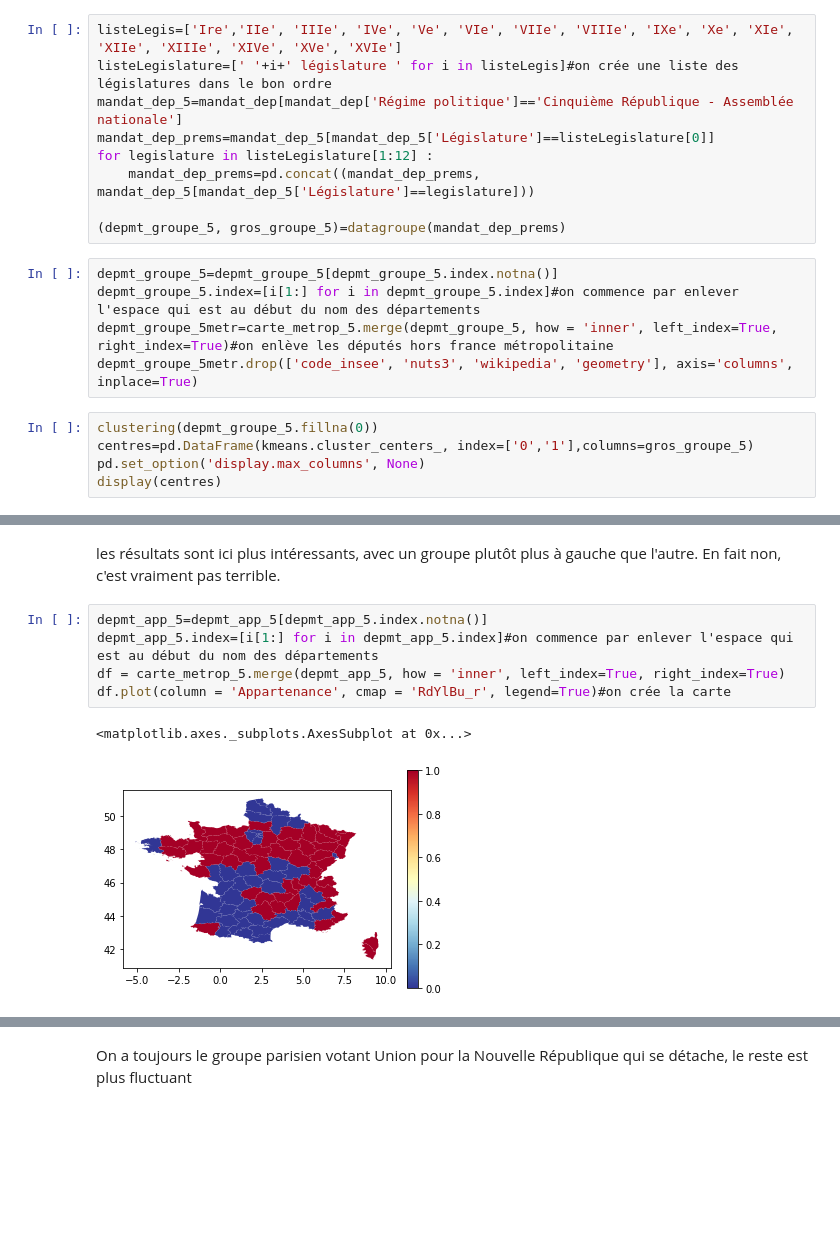
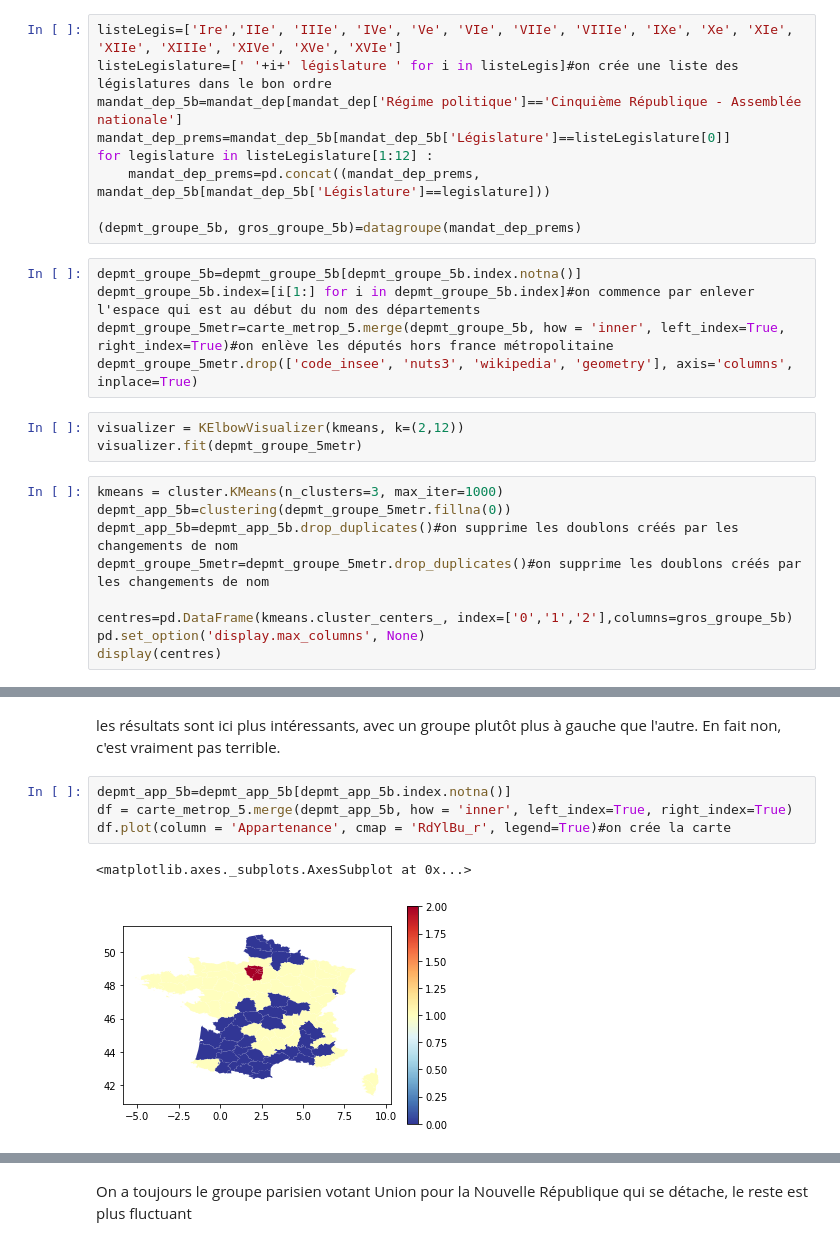
Before and after one commit to dusylvain/Projet-Python-deputes, a Jupyter notebook: clustering.ipynb, the cells around one changed output, grey strips where cells are left out. Cells and saved outputs as stored; diff of their text form; blank space fills up the shorter version.

```diff
--- a/clustering.ipynb
+++ b/clustering.ipynb
@@ -181,20 +191,27 @@ Pour la Cinquième République, les résultats sont beaucoup moins encourageants
 # %%
 listeLegis=['Ire','IIe', 'IIIe', 'IVe', 'Ve', 'VIe', 'VIIe', 'VIIIe', 'IXe', 'Xe', 'XIe', 'XIIe', 'XIIIe', 'XIVe', 'XVe', 'XVIe']
 listeLegislature=[' '+i+' législature ' for i in listeLegis]#on crée une liste des législatures dans le bon ordre
-mandat_dep_5=mandat_dep[mandat_dep['Régime politique']=='Cinquième République - Assemblée nationale']
-mandat_dep_prems=mandat_dep_5[mandat_dep_5['Législature']==listeLegislature[0]]
+mandat_dep_5b=mandat_dep[mandat_dep['Régime politique']=='Cinquième République - Assemblée nationale']
+mandat_dep_prems=mandat_dep_5b[mandat_dep_5b['Législature']==listeLegislature[0]]
 for legislature in listeLegislature[1:12] :
-    mandat_dep_prems=pd.concat((mandat_dep_prems, mandat_dep_5[mandat_dep_5['Législature']==legislature]))
+    mandat_dep_prems=pd.concat((mandat_dep_prems, mandat_dep_5b[mandat_dep_5b['Législature']==legislature]))
 
-(depmt_groupe_5, gros_groupe_5)=datagroupe(mandat_dep_prems)
+(depmt_groupe_5b, gros_groupe_5b)=datagroupe(mandat_dep_prems)
 # %%
-depmt_groupe_5=depmt_groupe_5[depmt_groupe_5.index.notna()]
-depmt_groupe_5.index=[i[1:] for i in depmt_groupe_5.index]#on commence par enlever l'espace qui est au début du nom des départements
-depmt_groupe_5metr=carte_metrop_5.merge(depmt_groupe_5, how = 'inner', left_index=True, right_index=True)#on enlève les députés hors france métropolitaine
+depmt_groupe_5b=depmt_groupe_5b[depmt_groupe_5b.index.notna()]
+depmt_groupe_5b.index=[i[1:] for i in depmt_groupe_5b.index]#on commence par enlever l'espace qui est au début du nom des départements
+depmt_groupe_5metr=carte_metrop_5.merge(depmt_groupe_5b, how = 'inner', left_index=True, right_index=True)#on enlève les députés hors france métropolitaine
 depmt_groupe_5metr.drop(['code_insee', 'nuts3', 'wikipedia', 'geometry'], axis='columns', inplace=True)
+# %%
+visualizer = KElbowVisualizer(kmeans, k=(2,12))
+visualizer.fit(depmt_groupe_5metr)
 # %%
-clustering(depmt_groupe_5.fillna(0))
-centres=pd.DataFrame(kmeans.cluster_centers_, index=['0','1'],columns=gros_groupe_5)
+kmeans = cluster.KMeans(n_clusters=3, max_iter=1000)
+depmt_app_5b=clustering(depmt_groupe_5metr.fillna(0))
+depmt_app_5b=depmt_app_5b.drop_duplicates()#on supprime les doublons créés par les changements de nom
+depmt_groupe_5metr=depmt_groupe_5metr.drop_duplicates()#on supprime les doublons créés par les changements de nom
+
+centres=pd.DataFrame(kmeans.cluster_centers_, index=['0','1','2'],columns=gros_groupe_5b)
 pd.set_option('display.max_columns', None)
 display(centres)
 # %% [output]
@@ -206,11 +224,10 @@ display(centres)
 les résultats sont ici plus intéressants, avec un groupe plutôt plus à gauche que l'autre.
 En fait non, c'est vraiment pas terrible.
 # %%
-depmt_app_5=depmt_app_5[depmt_app_5.index.notna()]
-depmt_app_5.index=[i[1:] for i in depmt_app_5.index]#on commence par enlever l'espace qui est au début du nom des départements
-df = carte_metrop_5.merge(depmt_app_5, how = 'inner', left_index=True, right_index=True)
+depmt_app_5b=depmt_app_5b[depmt_app_5b.index.notna()]
+df = carte_metrop_5.merge(depmt_app_5b, how = 'inner', left_index=True, right_index=True)
 df.plot(column = 'Appartenance', cmap = 'RdYlBu_r', legend=True)#on crée la carte
 # %% [output]
 <matplotlib.axes._subplots.AxesSubplot at 0x...>
-[figure, old version]
+[figure, new version]
 # %%
```
Also changed, not shown: parts of 29 cells of this notebook.
